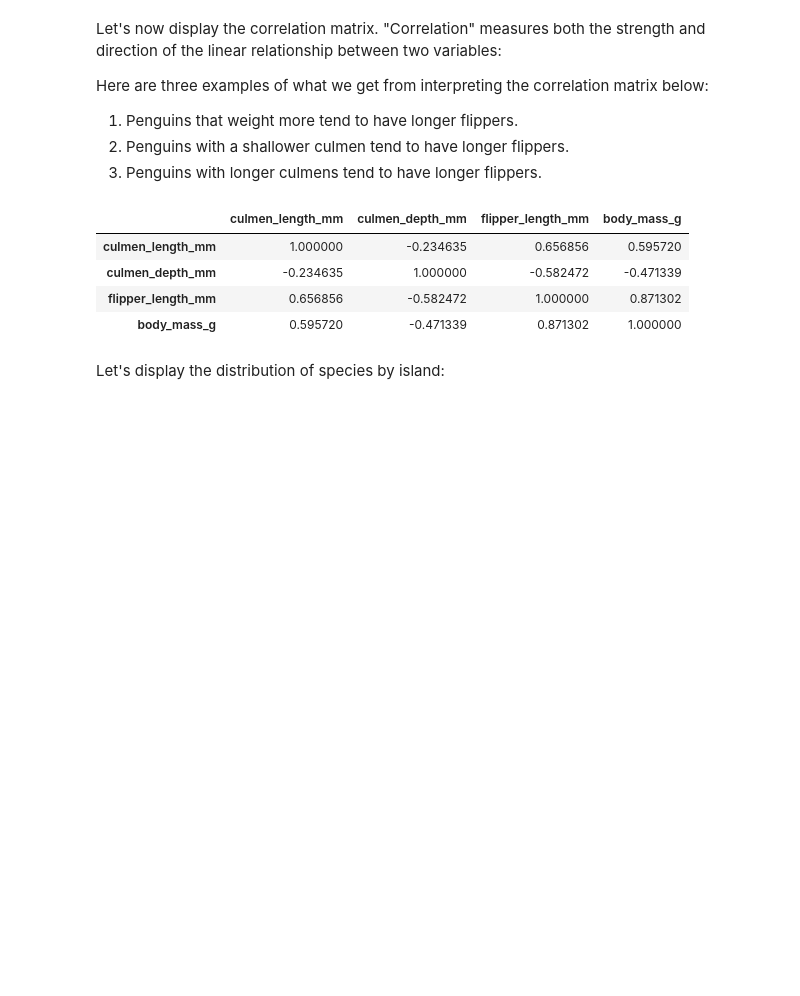
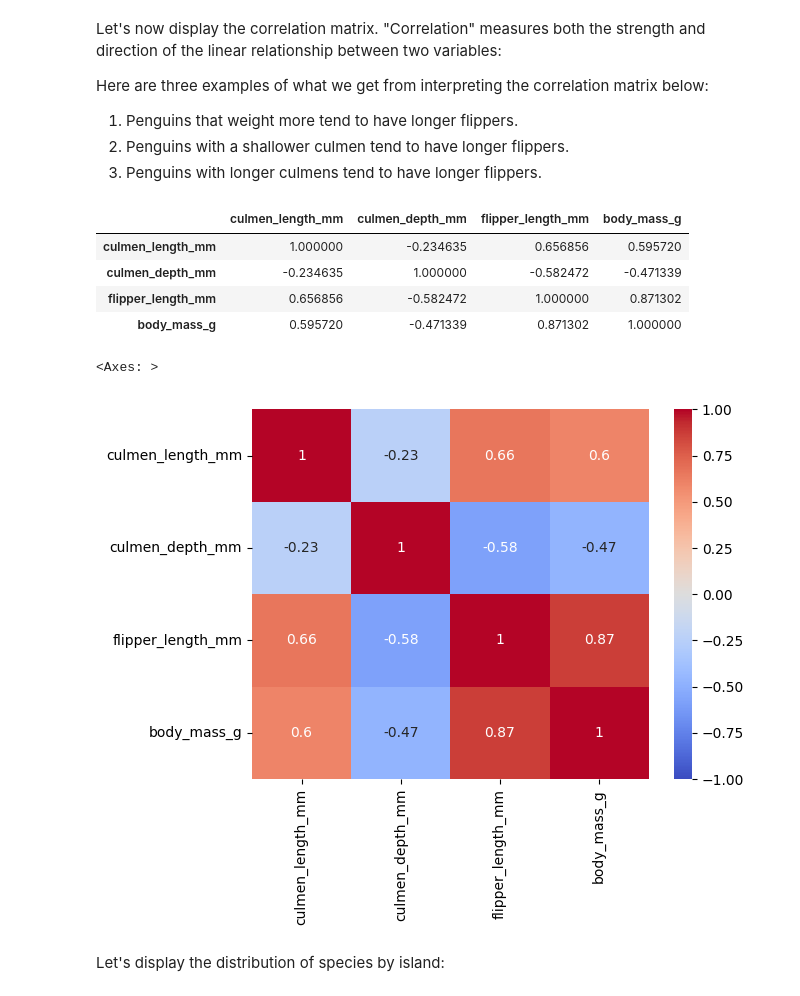
Before and after one commit to JirikJan/ml.school, a Jupyter notebook: notebooks/eda.ipynb, the cells around one changed output. Cells and saved outputs as stored; diff of their text form; code cells hidden in the pictures; blank space fills up the shorter version.

```diff
--- a/notebooks/eda.ipynb
+++ b/notebooks/eda.ipynb
@@ -224,6 +207,18 @@ penguins.corr(numeric_only=True)
 | culmen_depth_mm | -0.234635 | 1.000000 | -0.582472 | -0.471339 |
 | flipper_length_mm | 0.656856 | -0.582472 | 1.000000 | 0.871302 |
 | body_mass_g | 0.595720 | -0.471339 | 0.871302 | 1.000000 |
+# %%
+import seaborn as sns
+
+sns.heatmap(
+    penguins[['culmen_length_mm','culmen_depth_mm','flipper_length_mm', 'body_mass_g']].corr(),
+    annot=True,
+    cmap='coolwarm',
+    vmin=-1, vmax=1
+)
+# %% [output]
+<Axes: >
+[figure, added]
 # %% [markdown]
 Let's display the distribution of species by island:
 # %%
```
Also changed, not shown: parts of 1 cell of this notebook, 3 other files.
